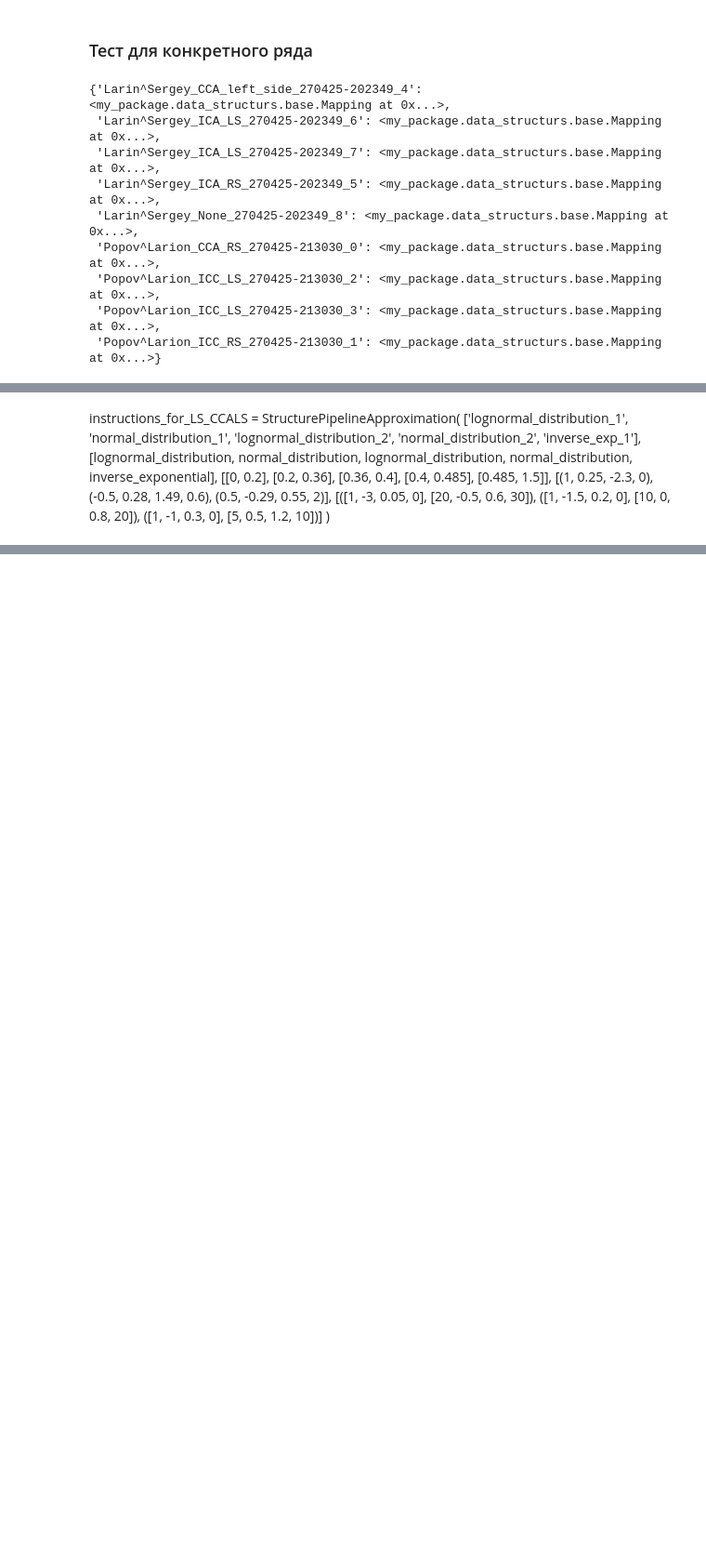
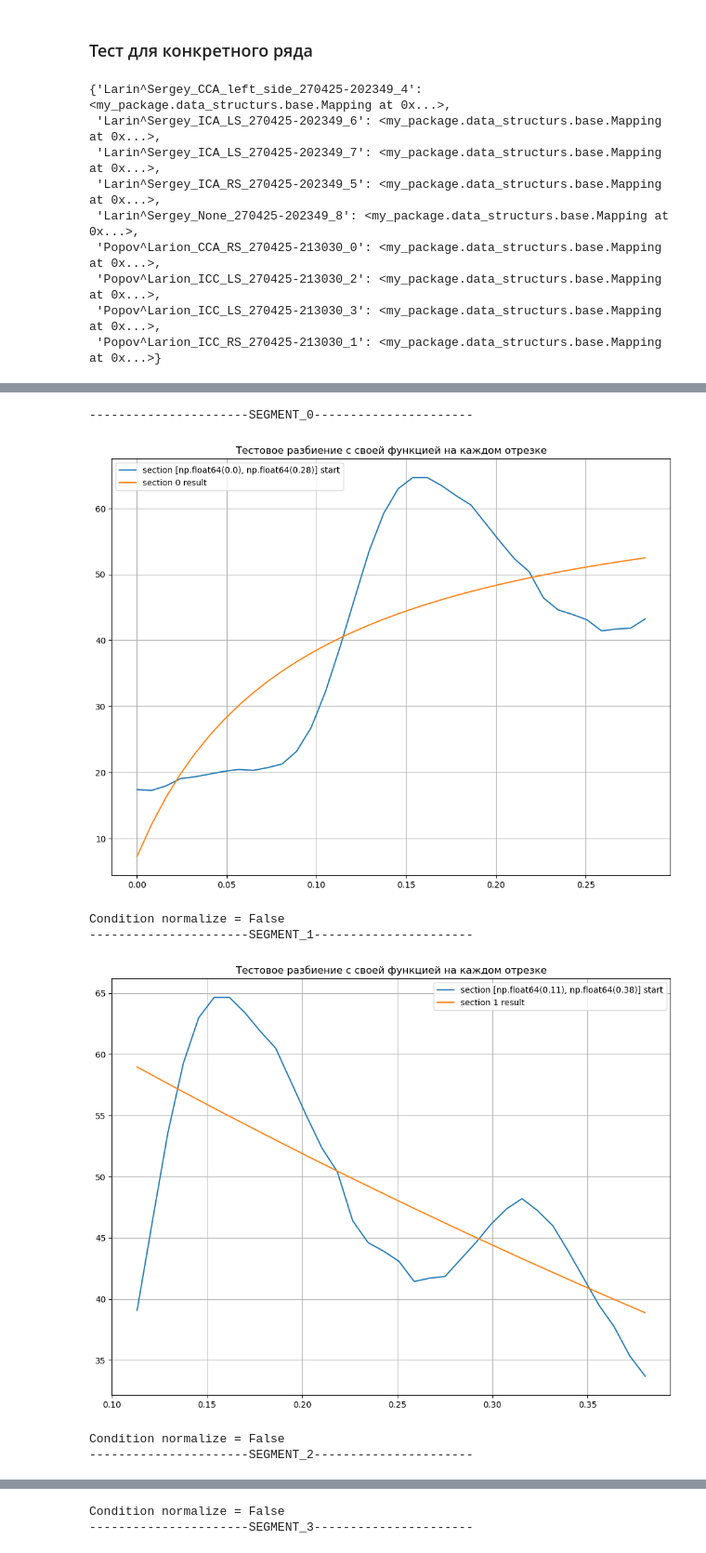
Before and after one commit to margelse/DopplerCurve, a Jupyter notebook: notebooks/projects/doppler_curve/approximation.ipynb, the cells around one changed output, grey strips where cells are left out. Shown at 93% size. Cells and saved outputs as stored; diff of their text form; code cells hidden in the pictures; blank space fills up the shorter version.

```diff
--- a/notebooks/projects/doppler_curve/approximation.ipynb
+++ b/notebooks/projects/doppler_curve/approximation.ipynb
@@ -175,11 +290,3 @@ visualizator.create_plot([normalize_mapping.get_x()], [normalize_mapping.get_y()
-# %% [markdown]
-instructions_for_LS_CCALS = StructurePipelineApproximation(
-    ['lognormal_distribution_1', 'normal_distribution_1', 'lognormal_distribution_2', 'normal_distribution_2', 'inverse_exp_1'],
-    [lognormal_distribution, normal_distribution, lognormal_distribution, normal_distribution, inverse_exponential],
-    [[0, 0.2], [0.2, 0.36], [0.36, 0.4], [0.4, 0.485], [0.485, 1.5]],
-    [(1, 0.25, -2.3, 0), (-0.5, 0.28, 1.49, 0.6), (0.5, -0.29, 0.55, 2)],
-    [([1, -3, 0.05, 0], [20, -0.5, 0.6, 30]), ([1, -1.5, 0.2, 0], [10, 0, 0.8, 20]), ([1, -1, 0.3, 0], [5, 0.5, 1.2, 10])]
-)
 # %%
 def get_values_piecewise_approximation(results_approx:list):
     all_values = np.array([])
@@ -227,3 +334,45 @@ def denormalize_result_approx_struct(
         result_approx.bounds_parametres
     )
     return denormalize_result
+# %%
+funcs_metrics = {
+    'MAE': mean_absolute_error,
+    'MAPE': mean_absolute_percentage_error,
+    'R^2': r2_score,
+    'C_norm': max_error
+}
+
+def get_config_for_sliding_approximation(mapping:Mapping, func, size_window, step_for_window) -> StructurePipelineApproximation:
+    sections = create_section_for_approximation(mapping, size_window=size_window, step=step_for_window)
+    names_nodes, functions_for_sections = _get_functions_for_section_and_name_nodes(sections, func)
+    parametres_for_section, bounds_for_section = _get_start_parametres_values_and_bounds_for_inverse_exp(sections)
+
+    return StructurePipelineApproximation(names_nodes, functions_for_sections, sections, parametres_for_section, bounds_for_section)
+
+instructions_pipeline = get_config_for_sliding_approximation(normalize_mapping, inverse_exponential, 35, 12)
+
+pipeline = PipelineLoader(normalize_mapping, instructions_pipeline)
+
+result = run_pipeline(pipeline)
+
+result_denormalize = [denormalize_result_approx_struct(res, normalize_obj) for res in result]
+
+all_errors = pd.DataFrame()
+all_parametres_info = pd.DataFrame()
+
+for i, res in enumerate(result_denormalize):
+    print(f'----------------------SEGMENT_{i}----------------------')
+    visualizator.create_plot_result_approx(res, [f'section {[round(res.mapping_start.get_x()[0], 2), round(res.mapping_start.get_x()[-1], 2)]} start', f'section {i} result'])
+    all_parametres_info = pd.concat([all_parametres_info, res.parametres_show()])
+    all_errors = pd.concat([all_errors, res.metrix_values_show(funcs_metrics)])
+
+all_errors.to_excel('all_sections_errors.xlsx')
+all_parametres_info.to_excel('all_parametres_info.xlsx')
+# %% [output]
+----------------------SEGMENT_0----------------------
+[figure, added]
+Condition normalize = False
+----------------------SEGMENT_1----------------------
+[figure, added]
+Condition normalize = False
+----------------------SEGMENT_2----------------------
@@ -229,0 +380,2 @@ def denormalize_result_approx_struct(
+Condition normalize = False
+----------------------SEGMENT_3----------------------
```
Also changed, not shown: parts of 6 cells of this notebook, 2 other files.
